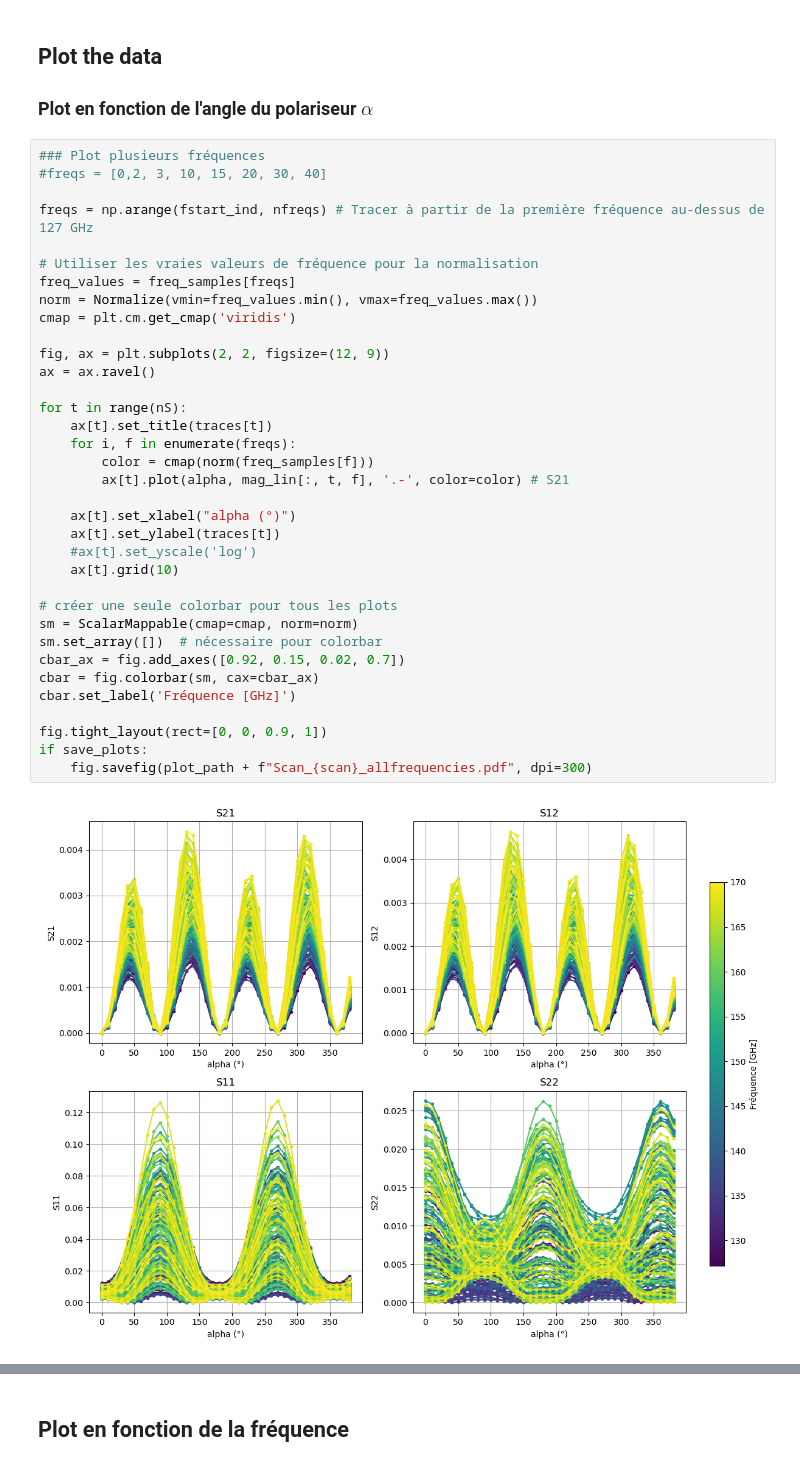
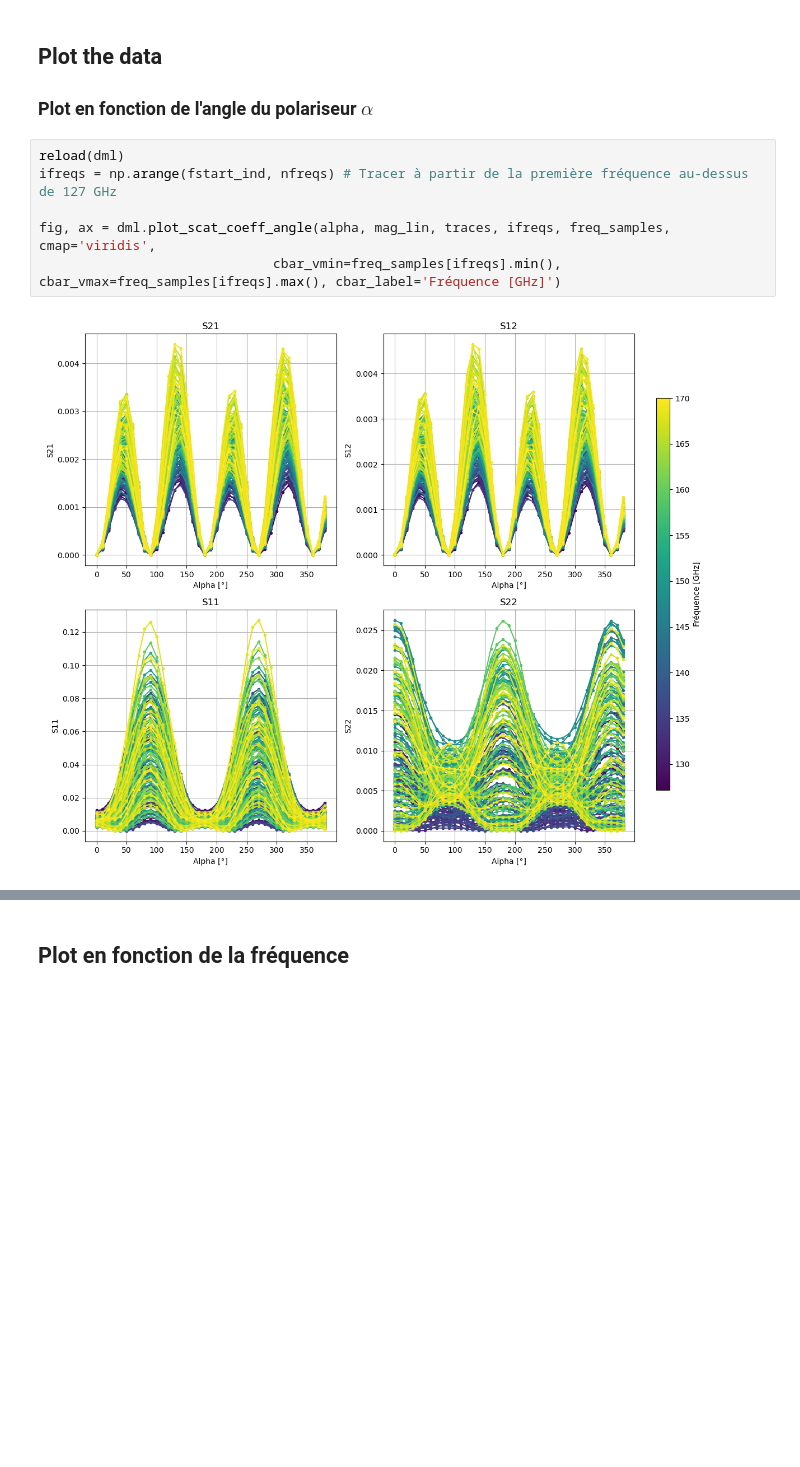
Before and after one commit to mousset/COSMOCal, a Jupyter notebook: Analyse_Scan_polariseur.ipynb, the cells around one changed output, grey strips where cells are left out. Drawn from its saved outputs; the diff is of its cells as text; blank space fills up the shorter version.

```diff
--- a/Analyse_Scan_polariseur.ipynb
+++ b/Analyse_Scan_polariseur.ipynb
@@ -141,42 +154,13 @@ Number of steps: 39, number of S-parameters: 4, number of frequency points: 242
 ## Plot the data
 
 ### Plot en fonction de l'angle du polariseur $\alpha$
-# %%
-### Plot plusieurs fréquences
-#freqs = [0,2, 3, 10, 15, 20, 30, 40]
-
-freqs = np.arange(fstart_ind, nfreqs) # Tracer à partir de la première fréquence au-dessus de 127 GHz
-
-# Utiliser les vraies valeurs de fréquence pour la normalisation
-freq_values = freq_samples[freqs]
-norm = Normalize(vmin=freq_values.min(), vmax=freq_values.max())
-cmap = plt.cm.get_cmap('viridis')
-
-fig, ax = plt.subplots(2, 2, figsize=(12, 9))
-ax = ax.ravel()
-
-for t in range(nS):
-    ax[t].set_title(traces[t])
-    for i, f in enumerate(freqs):
-        color = cmap(norm(freq_samples[f]))
-        ax[t].plot(alpha, mag_lin[:, t, f], '.-', color=color) # S21
-
-    ax[t].set_xlabel("alpha (°)")
-    ax[t].set_ylabel(traces[t])
-    #ax[t].set_yscale('log')
-    ax[t].grid(10)
-
-# créer une seule colorbar pour tous les plots
-sm = ScalarMappable(cmap=cmap, norm=norm)
-sm.set_array([])  # nécessaire pour colorbar
-cbar_ax = fig.add_axes([0.92, 0.15, 0.02, 0.7])
-cbar = fig.colorbar(sm, cax=cbar_ax)
-cbar.set_label('Fréquence [GHz]')
-
-fig.tight_layout(rect=[0, 0, 0.9, 1])
-if save_plots:
-    fig.savefig(plot_path + f"Scan_{scan}_allfrequencies.pdf", dpi=300)
-# %% [output]
-[figure, removed]
+# %%
+reload(dml)
+ifreqs = np.arange(fstart_ind, nfreqs) # Tracer à partir de la première fréquence au-dessus de 127 GHz
+
+fig, ax = dml.plot_scat_coeff_angle(alpha, mag_lin, traces, ifreqs, freq_samples, cmap='viridis',
+                              cbar_vmin=freq_samples[ifreqs].min(), cbar_vmax=freq_samples[ifreqs].max(), cbar_label='Fréquence [GHz]')
+# %% [output]
+[figure, added]
 # %%
 #### Plot pour le proceeding Moriond
```
Also changed, not shown: parts of 17 cells of this notebook, 1 other file.
